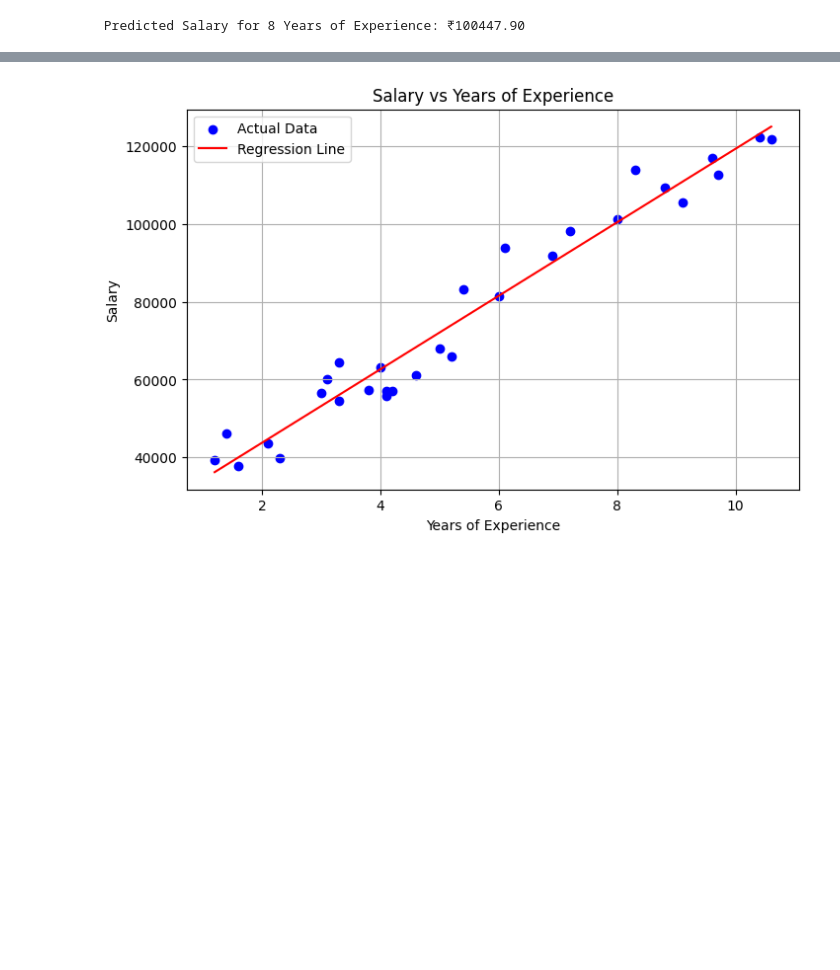
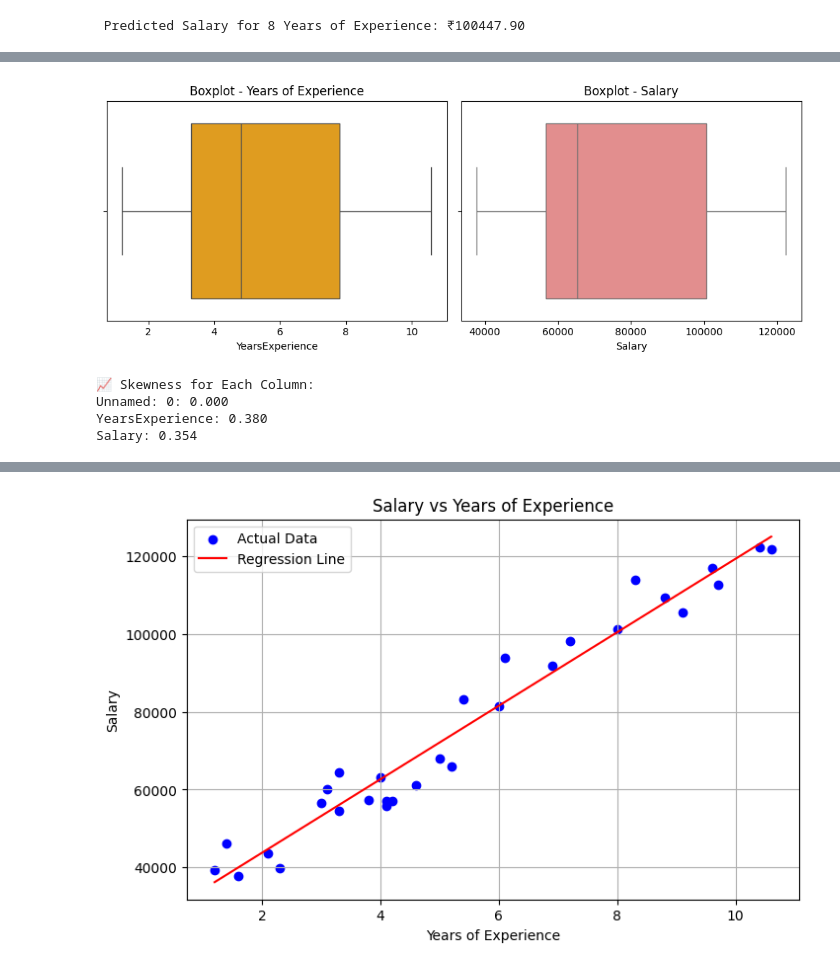
Before and after one commit to Vinotha2005/LINEAR-REGRESSION-TASK, a Jupyter notebook: task.ipynb, the cells around one changed output, grey strips where cells are left out. Drawn from its saved outputs; the diff is of its cells as text; code cells hidden in the pictures; blank space fills up the shorter version.

```diff
--- a/task.ipynb
+++ b/task.ipynb
@@ -39,0 +95,25 @@ print(f"\n Predicted Salary for 8 Years of Experience: ₹{predicted_salary[0]:.
+# %%
+plt.figure(figsize=(10,4))
+
+plt.subplot(1,2,1)
+sns.boxplot(x=df['YearsExperience'], color='orange')
+plt.title("Boxplot - Years of Experience")
+
+plt.subplot(1,2,2)
+sns.boxplot(x=df['Salary'], color='lightcoral')
+plt.title("Boxplot - Salary")
+
+plt.tight_layout()
+plt.show()
+# %% [output]
+[figure, added]
+# %%
+print("\n📈 Skewness for Each Column:")
+for column in df.select_dtypes(include=[np.number]).columns:
+    skew_val = df[column].skew()
+    print(f"{column}: {skew_val:.3f}")
+# %% [output]
+📈 Skewness for Each Column:
+Unnamed: 0: 0.000
+YearsExperience: 0.380
+Salary: 0.354
```
Also changed, not shown: parts of 6 cells of this notebook, 1 other file.
